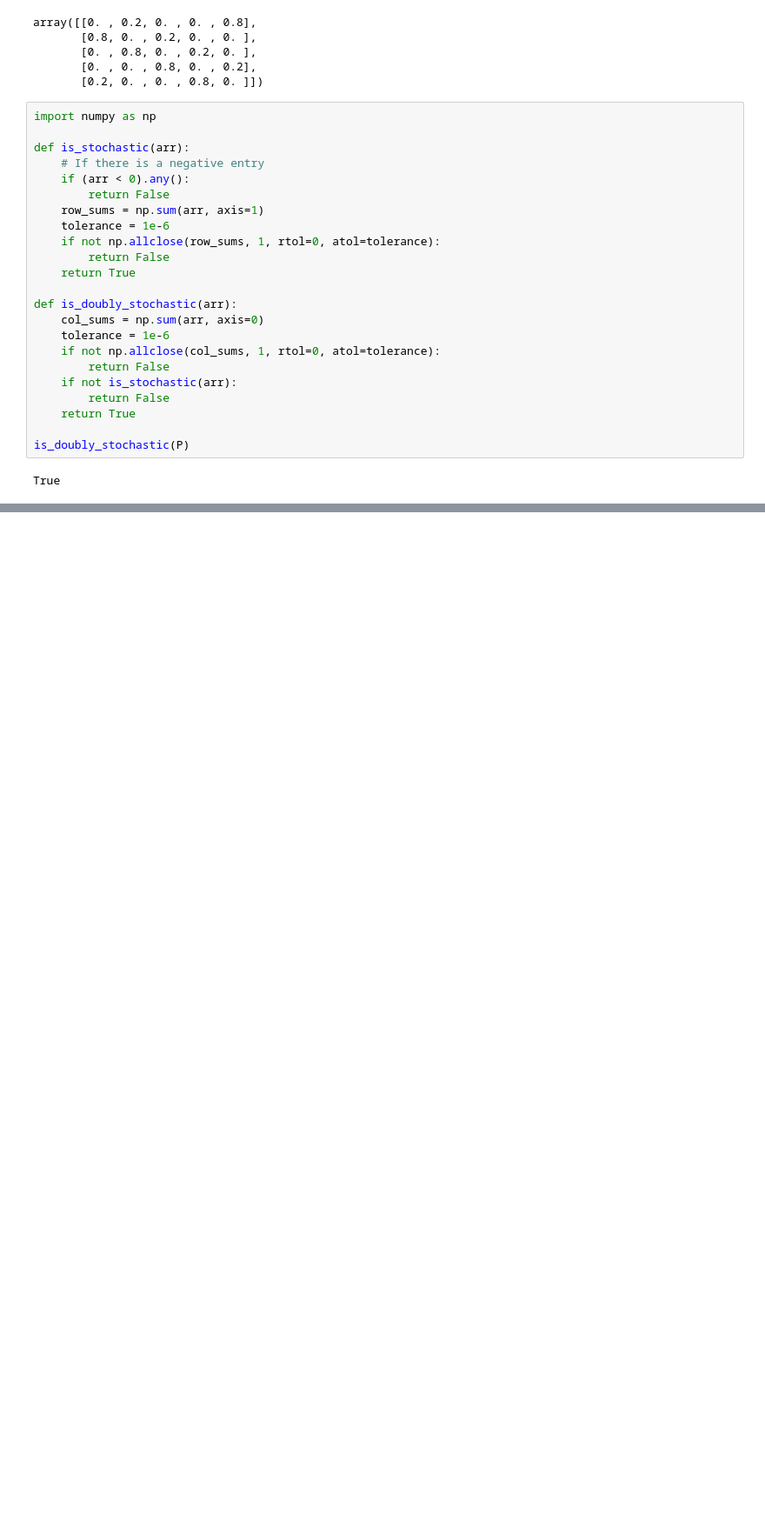
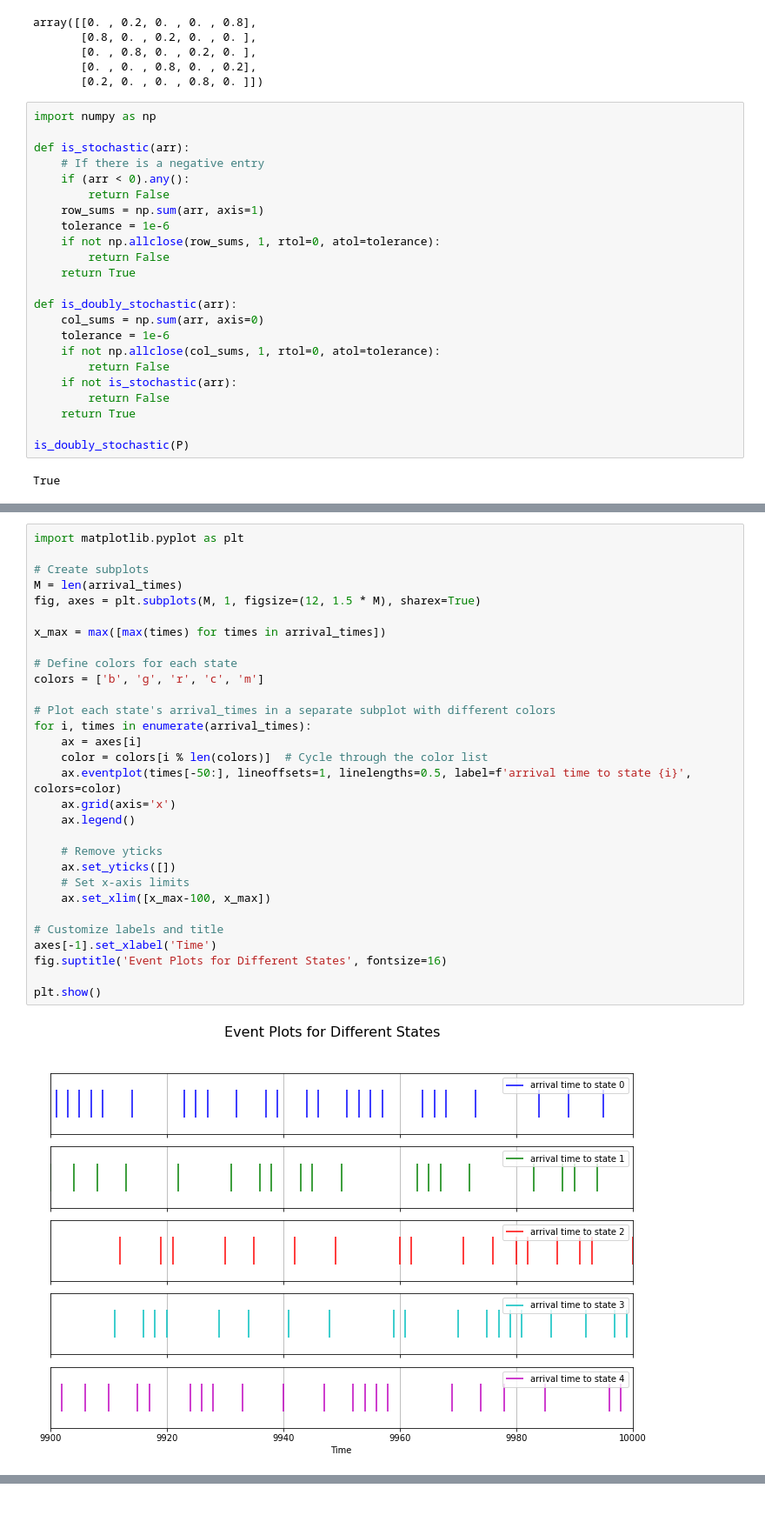
Before and after one commit to p1xckha/python-snippets, a Jupyter notebook: numpy/markov_chain_simulation.ipynb, the cells around one changed output, grey strips where cells are left out. Shown at 87% size. Drawn from its saved outputs; the diff is of its cells as text; blank space fills up the shorter version.

```diff
--- a/numpy/markov_chain_simulation.ipynb
+++ b/numpy/markov_chain_simulation.ipynb
@@ -215 +188,33 @@ Mean recurrence time of 4 is 4.9729460911080166
+# %%
+import matplotlib.pyplot as plt
+
+# Create subplots
+M = len(arrival_times)
+fig, axes = plt.subplots(M, 1, figsize=(12, 1.5 * M), sharex=True)
+
+x_max = max([max(times) for times in arrival_times])
+
+# Define colors for each state
+colors = ['b', 'g', 'r', 'c', 'm']
+
+# Plot each state's arrival_times in a separate subplot with different colors
+for i, times in enumerate(arrival_times):
+    ax = axes[i]
+    color = colors[i % len(colors)]  # Cycle through the color list
+    ax.eventplot(times[-50:], lineoffsets=1, linelengths=0.5, label=f'arrival time to state {i}', colors=color)
+    ax.grid(axis='x')
+    ax.legend()
+
+    # Remove yticks
+    ax.set_yticks([])
+    # Set x-axis limits
+    ax.set_xlim([x_max-100, x_max])
+
+# Customize labels and title
+axes[-1].set_xlabel('Time')
+fig.suptitle('Event Plots for Different States', fontsize=16)
+
+plt.show()
+# %% [output]
+[figure, added]
 # %% [markdown]
```
Also changed, not shown: parts of 6 cells of this notebook.
